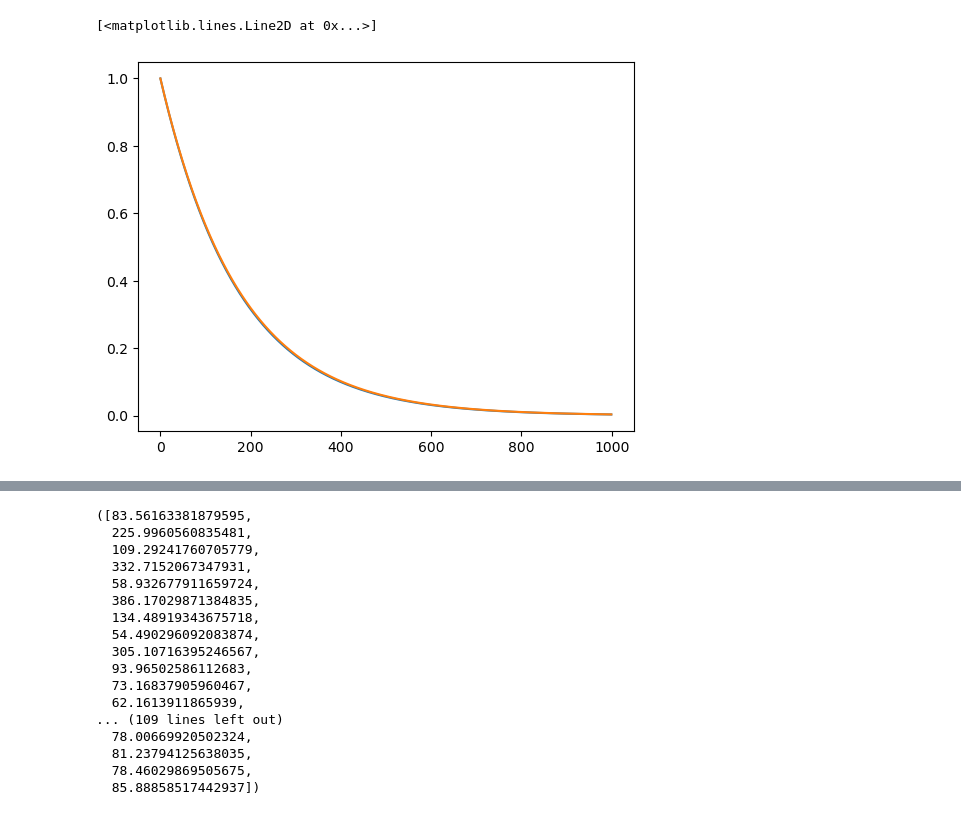
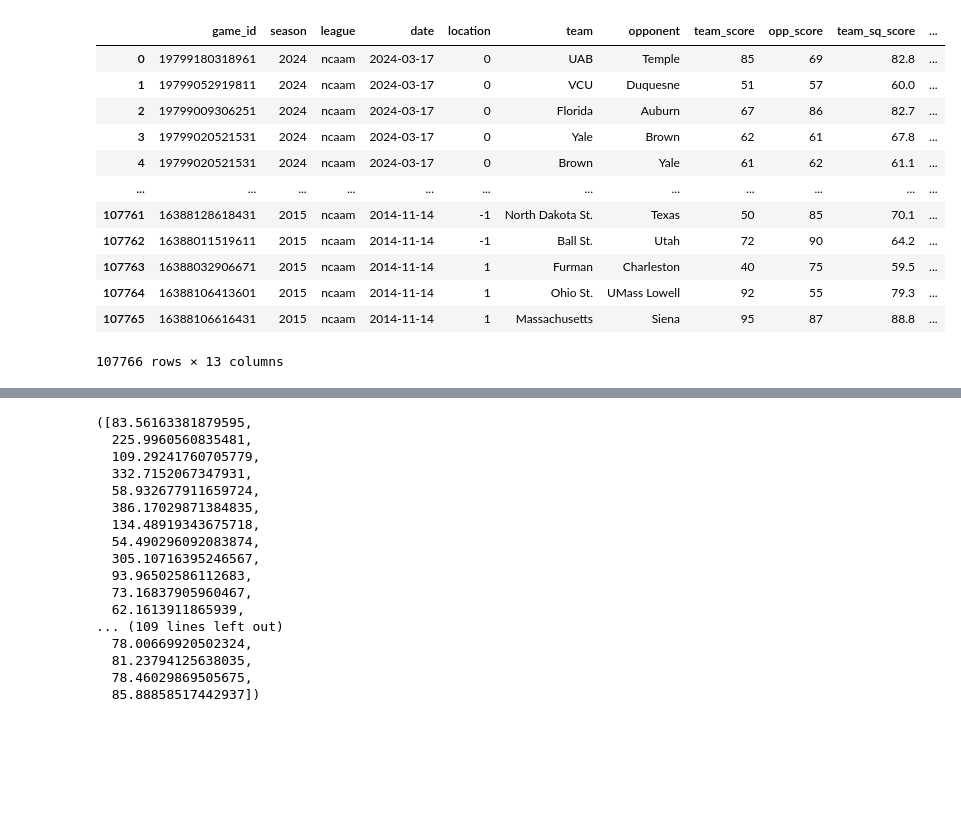
Before and after one commit to btatkinson/oddsmaker, a Jupyter notebook: notebooks/MasseyOpt.ipynb, the cells around one changed output, grey strips where cells are left out. Drawn from its saved outputs; the diff is of its cells as text; code cells hidden in the pictures; blank space fills up the shorter version.

```diff
--- a/notebooks/MasseyOpt.ipynb
+++ b/notebooks/MasseyOpt.ipynb
@@ -13,3 +15,21 @@ from scipy.optimize import minimize
+# %%
+test = pd.read_csv('../data/testing/sq_scores.csv')
+test['location'] = test['location'].map({'home':1, 'away':-1, 'neutral':0})
+test
+# %% [output]
+|  | game_id | season | league | date | location | team | opponent | team_score | opp_score | team_sq_score | ... |
+| 0 | 19799180318961 | 2024 | ncaam | 2024-03-17 | 0 | UAB | Temple | 85 | 69 | 82.8 | ... |
+| 1 | 19799052919811 | 2024 | ncaam | 2024-03-17 | 0 | VCU | Duquesne | 51 | 57 | 60.0 | ... |
+| 2 | 19799009306251 | 2024 | ncaam | 2024-03-17 | 0 | Florida | Auburn | 67 | 86 | 82.7 | ... |
+| 3 | 19799020521531 | 2024 | ncaam | 2024-03-17 | 0 | Yale | Brown | 62 | 61 | 67.8 | ... |
+| 4 | 19799020521531 | 2024 | ncaam | 2024-03-17 | 0 | Brown | Yale | 61 | 62 | 61.1 | ... |
+| ... | ... | ... | ... | ... | ... | ... | ... | ... | ... | ... | ... |
+| 107761 | 16388128618431 | 2015 | ncaam | 2014-11-14 | -1 | North Dakota St. | Texas | 50 | 85 | 70.1 | ... |
+| 107762 | 16388011519611 | 2015 | ncaam | 2014-11-14 | -1 | Ball St. | Utah | 72 | 90 | 64.2 | ... |
+| 107763 | 16388032906671 | 2015 | ncaam | 2014-11-14 | 1 | Furman | Charleston | 40 | 75 | 59.5 | ... |
+| 107764 | 16388106413601 | 2015 | ncaam | 2014-11-14 | 1 | Ohio St. | UMass Lowell | 92 | 55 | 79.3 | ... |
+| 107765 | 16388106616431 | 2015 | ncaam | 2014-11-14 | 1 | Massachusetts | Siena | 95 | 87 | 88.8 | ... |
+107766 rows × 13 columns
 # %%
 class Optimizer:
     def __init__(self):
@@ -24,11 +39,0 @@ test['sq_diff'] = test['team_sq_score'].copy() - test['opp_sq_score'].copy()
-# %%
-import matplotlib.pyplot as plt
-halflife = 120
-decay = np.exp(-np.log(2)/halflife)
-x = np.arange(0, 1000)
-decay2 = np.exp(-x/175)
-plt.plot(x, decay ** (x))
-plt.plot(x, decay2)
-# %% [output]
-[<matplotlib.lines.Line2D at 0x...>]
-[figure, removed]
```
Also changed, not shown: parts of 15 cells of this notebook.
